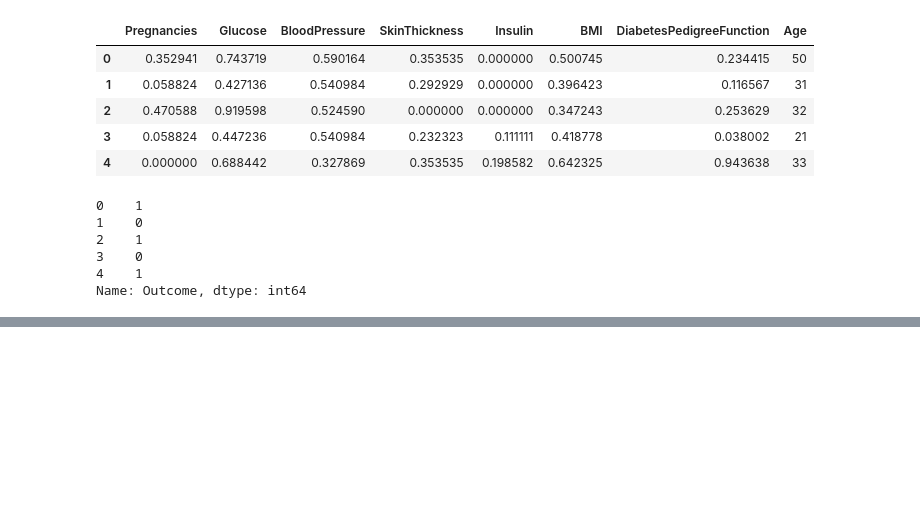
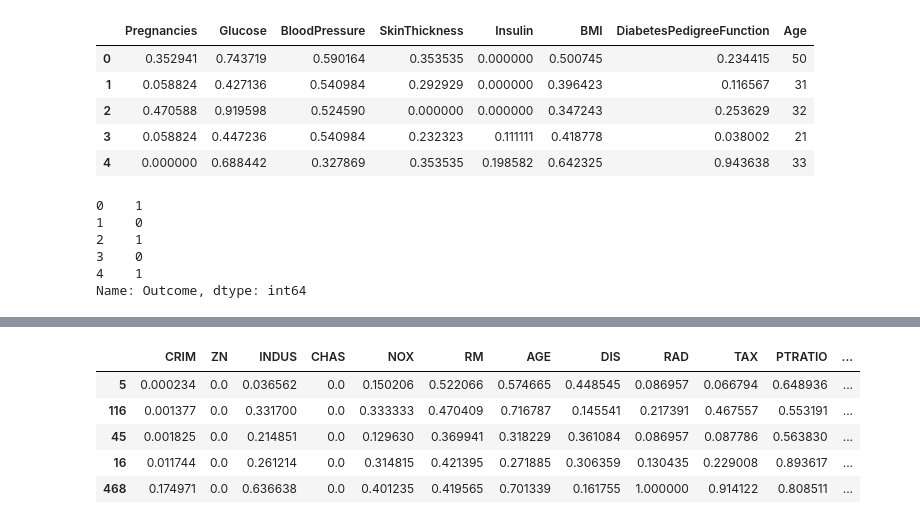
Before and after one commit to jatinj615/tensorflow_neural_nets, a Jupyter notebook: tensorflow_regression.ipynb, the cells around one changed output, grey strips where cells are left out. Saved outputs shown, nothing was run; the diff lists cells and outputs as text; code cells hidden in the pictures; blank space fills up the shorter version.

```diff
--- a/tensorflow_regression.ipynb
+++ b/tensorflow_regression.ipynb
@@ -250,0 +428,2 @@ X_train, X_test, y_train, y_test = train_test_split(X, y, test_size = 0.3, rando
+# %%
+X_train,X_test, y_train, y_test = train_test_split(X, y, test_size = 0.3, random_state=42)
@@ -250,0 +434,2 @@ X_train, X_test, y_train, y_test = train_test_split(X, y, test_size = 0.3, rando
+# %%
+scaler = MinMaxScaler()
@@ -250,0 +440,11 @@ X_train, X_test, y_train, y_test = train_test_split(X, y, test_size = 0.3, rando
+# %%
+X_train = pd.DataFrame(data=scaler.transform(X_train), columns=X_train.columns, index=X_train.index)
+# %%
+X_train.head()
+# %% [output]
+|  | CRIM | ZN | INDUS | CHAS | NOX | RM | AGE | DIS | RAD | TAX | PTRATIO | ... |
+| 5 | 0.000234 | 0.0 | 0.036562 | 0.0 | 0.150206 | 0.522066 | 0.574665 | 0.448545 | 0.086957 | 0.066794 | 0.648936 | ... |
+| 116 | 0.001377 | 0.0 | 0.331700 | 0.0 | 0.333333 | 0.470409 | 0.716787 | 0.145541 | 0.217391 | 0.467557 | 0.553191 | ... |
+| 45 | 0.001825 | 0.0 | 0.214851 | 0.0 | 0.129630 | 0.369941 | 0.318229 | 0.361084 | 0.086957 | 0.087786 | 0.563830 | ... |
+| 16 | 0.011744 | 0.0 | 0.261214 | 0.0 | 0.314815 | 0.421395 | 0.271885 | 0.306359 | 0.130435 | 0.229008 | 0.893617 | ... |
+| 468 | 0.174971 | 0.0 | 0.636638 | 0.0 | 0.401235 | 0.419565 | 0.701339 | 0.161755 | 1.000000 | 0.914122 | 0.808511 | ... |
```
Also changed, not shown: parts of 50 cells of this notebook.
